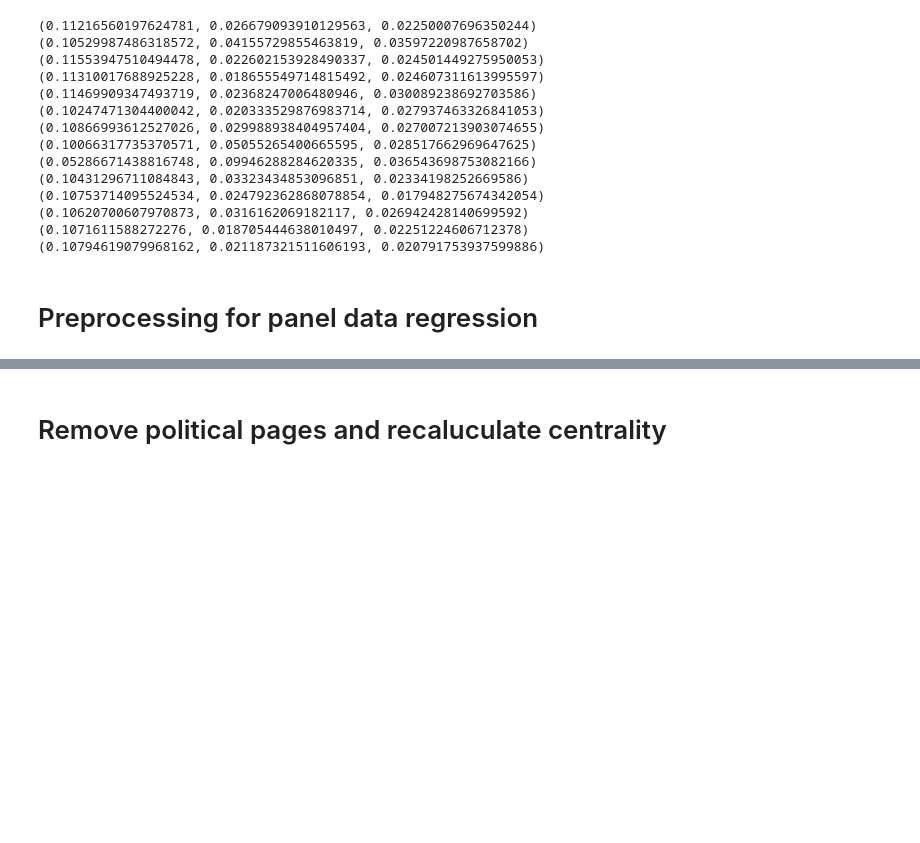
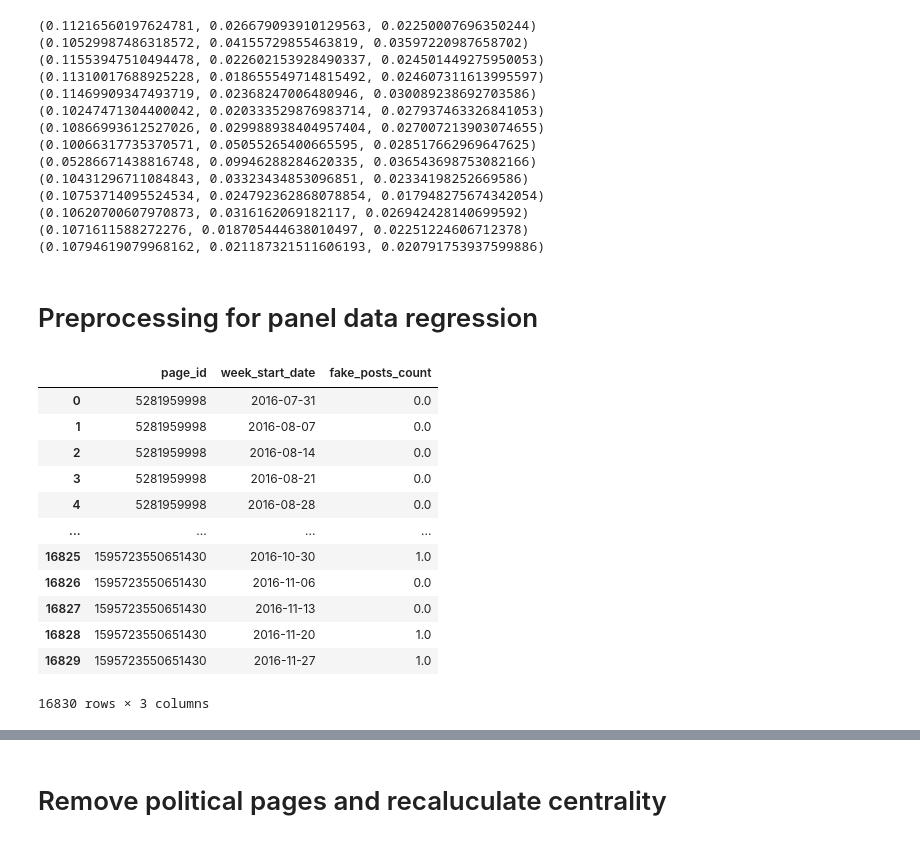
Before and after one commit to teddy21019/FB-Social-Network, a Jupyter notebook: Get Centrality.ipynb, the cells around one changed output, grey strips where cells are left out. Drawn from its saved outputs; the diff is of its cells as text; code cells hidden in the pictures; blank space fills up the shorter version.

```diff
--- a/Get Centrality.ipynb
+++ b/Get Centrality.ipynb
@@ -451,0 +474,26 @@ for i, week in enumerate(weeks):
+# %%
+all_page_info = pd.read_csv('DATA/1000-page-info.csv')
+week_ideology_info = pd.read_csv('Result/with_politicians/community_aggregation/community_week_change.csv')
+
+agg_ideology_info = pd.read_csv('Result/with_politicians/community_aggregation/page_ideology_from_avg_community.csv')
+
+# the original data contains fake_post_count, while the lighr pkl data loaded in the secon cell does not contain this column.
+user_interaction_df = pd.read_csv('DATA/user_page_week_likes_201608_201611_add_quality_100000_sample.csv')
+
+
+fake_post_df = user_interaction_df.groupby(['page_id','week_start_date'])[['fake_posts_count']].first().reset_index()
+fake_post_df
+# %% [output]
+|  | page_id | week_start_date | fake_posts_count |
+| 0 | 5281959998 | 2016-07-31 | 0.0 |
+| 1 | 5281959998 | 2016-08-07 | 0.0 |
+| 2 | 5281959998 | 2016-08-14 | 0.0 |
+| 3 | 5281959998 | 2016-08-21 | 0.0 |
+| 4 | 5281959998 | 2016-08-28 | 0.0 |
+| ... | ... | ... | ... |
+| 16825 | 1595723550651430 | 2016-10-30 | 1.0 |
+| 16826 | 1595723550651430 | 2016-11-06 | 0.0 |
+| 16827 | 1595723550651430 | 2016-11-13 | 0.0 |
+| 16828 | 1595723550651430 | 2016-11-20 | 1.0 |
+| 16829 | 1595723550651430 | 2016-11-27 | 1.0 |
+16830 rows × 3 columns
```
Also changed, not shown: parts of 5 cells of this notebook.
